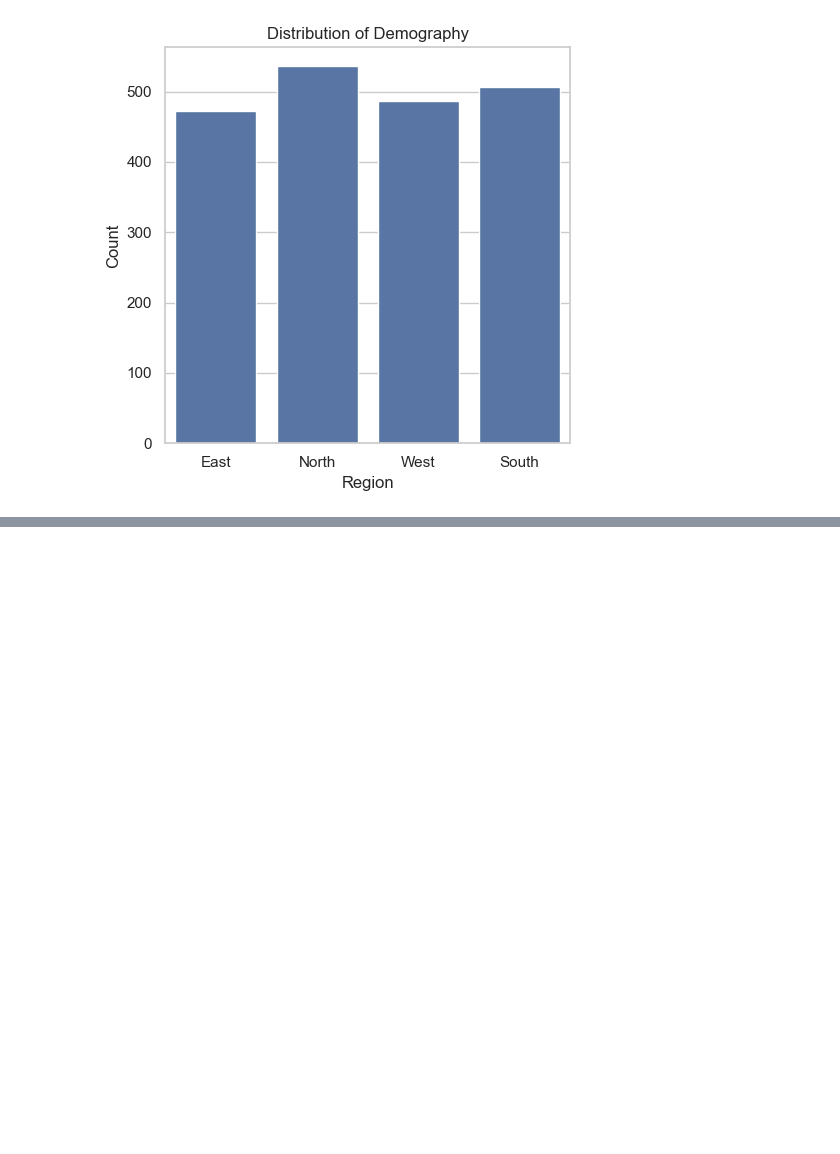
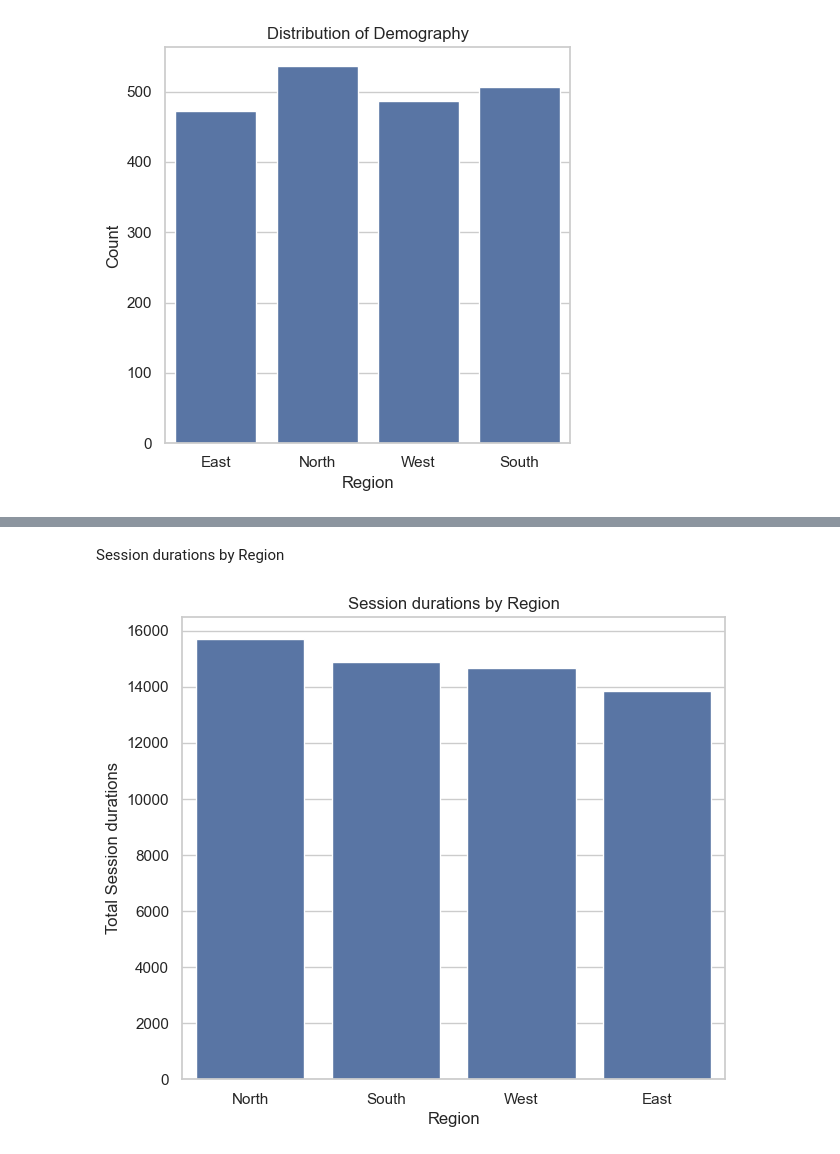
Before and after one commit to saiful-aromax/Navan, a Jupyter notebook: ca_march/CA.ipynb, the cells around one changed output, grey strips where cells are left out. Cells and saved outputs as stored; diff of their text form; code cells hidden in the pictures; blank space fills up the shorter version.

```diff
--- a/ca_march/CA.ipynb
+++ b/ca_march/CA.ipynb
@@ -196,0 +235,16 @@ plt.show()
+# %% [markdown]
+Session durations by Region
+# %%
+Session_Duration_Minutes = data.groupby('Region')['Session_Duration_Minutes'].sum().reset_index()
+
+Session_Duration_Minutes_sorted = Session_Duration_Minutes.sort_values('Session_Duration_Minutes', ascending=False)
+
+# Plot
+plt.figure(figsize=(7, 6))
+sns.barplot(x='Region', y='Session_Duration_Minutes', data=Session_Duration_Minutes_sorted)
+plt.title('Session durations by Region')
+plt.xlabel('Region')
+plt.ylabel('Total Session durations')
+plt.show()
+# %% [output]
+[figure, added]
```
Also changed, not shown: parts of 15 cells of this notebook.
